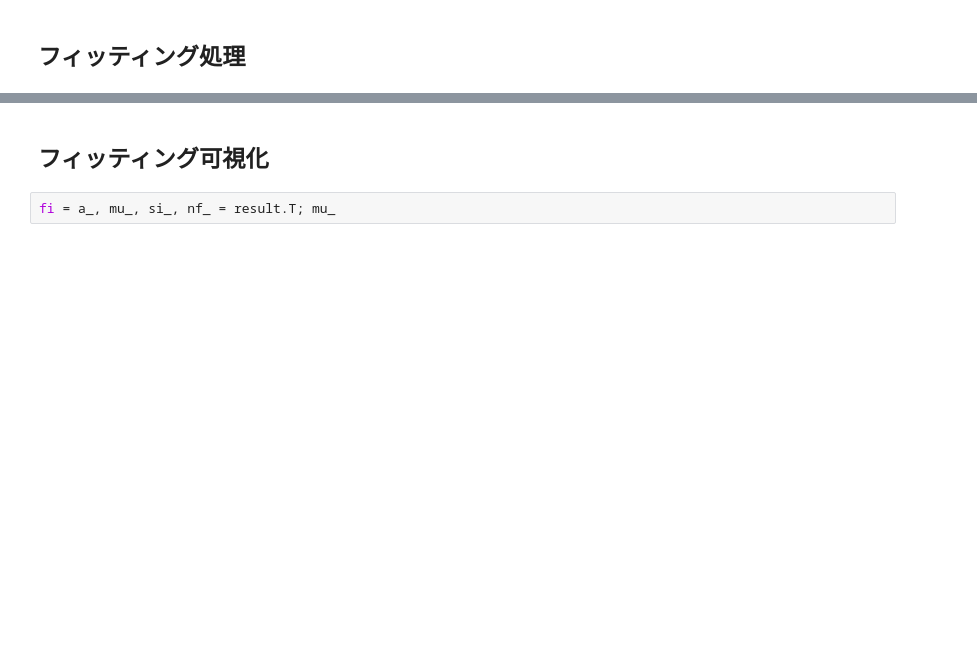
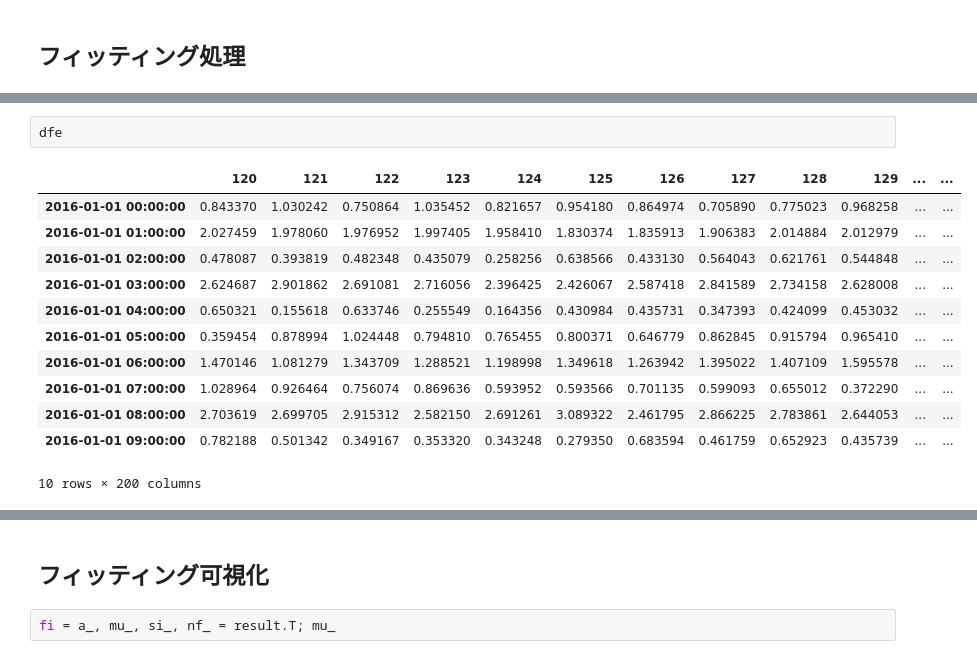
Before and after one commit to u1and0/SAtraceFit, a Jupyter notebook: fit_lab/fit_lab.ipynb, the cells around one changed output, grey strips where cells are left out. Cells and saved outputs as stored; diff of their text form; blank space fills up the shorter version.

```diff
--- a/fit_lab/fit_lab.ipynb
+++ b/fit_lab/fit_lab.ipynb
@@ -616,0 +622,15 @@ plt_pnt_se = pd.Series(plt_pnt.T[1], index=plt_pnt.T[0])
+# %%
+dfe
+# %% [output]
+|  | 120 | 121 | 122 | 123 | 124 | 125 | 126 | 127 | 128 | 129 | ... | ... |
+| 2016-01-01 00:00:00 | 0.843370 | 1.030242 | 0.750864 | 1.035452 | 0.821657 | 0.954180 | 0.864974 | 0.705890 | 0.775023 | 0.968258 | ... | ... |
+| 2016-01-01 01:00:00 | 2.027459 | 1.978060 | 1.976952 | 1.997405 | 1.958410 | 1.830374 | 1.835913 | 1.906383 | 2.014884 | 2.012979 | ... | ... |
+| 2016-01-01 02:00:00 | 0.478087 | 0.393819 | 0.482348 | 0.435079 | 0.258256 | 0.638566 | 0.433130 | 0.564043 | 0.621761 | 0.544848 | ... | ... |
+| 2016-01-01 03:00:00 | 2.624687 | 2.901862 | 2.691081 | 2.716056 | 2.396425 | 2.426067 | 2.587418 | 2.841589 | 2.734158 | 2.628008 | ... | ... |
+| 2016-01-01 04:00:00 | 0.650321 | 0.155618 | 0.633746 | 0.255549 | 0.164356 | 0.430984 | 0.435731 | 0.347393 | 0.424099 | 0.453032 | ... | ... |
+| 2016-01-01 05:00:00 | 0.359454 | 0.878994 | 1.024448 | 0.794810 | 0.765455 | 0.800371 | 0.646779 | 0.862845 | 0.915794 | 0.965410 | ... | ... |
+| 2016-01-01 06:00:00 | 1.470146 | 1.081279 | 1.343709 | 1.288521 | 1.198998 | 1.349618 | 1.263942 | 1.395022 | 1.407109 | 1.595578 | ... | ... |
+| 2016-01-01 07:00:00 | 1.028964 | 0.926464 | 0.756074 | 0.869636 | 0.593952 | 0.593566 | 0.701135 | 0.599093 | 0.655012 | 0.372290 | ... | ... |
+| 2016-01-01 08:00:00 | 2.703619 | 2.699705 | 2.915312 | 2.582150 | 2.691261 | 3.089322 | 2.461795 | 2.866225 | 2.783861 | 2.644053 | ... | ... |
+| 2016-01-01 09:00:00 | 0.782188 | 0.501342 | 0.349167 | 0.353320 | 0.343248 | 0.279350 | 0.683594 | 0.461759 | 0.652923 | 0.435739 | ... | ... |
+10 rows × 200 columns
```
Also changed, not shown: parts of 8 cells of this notebook, 9 other files.
